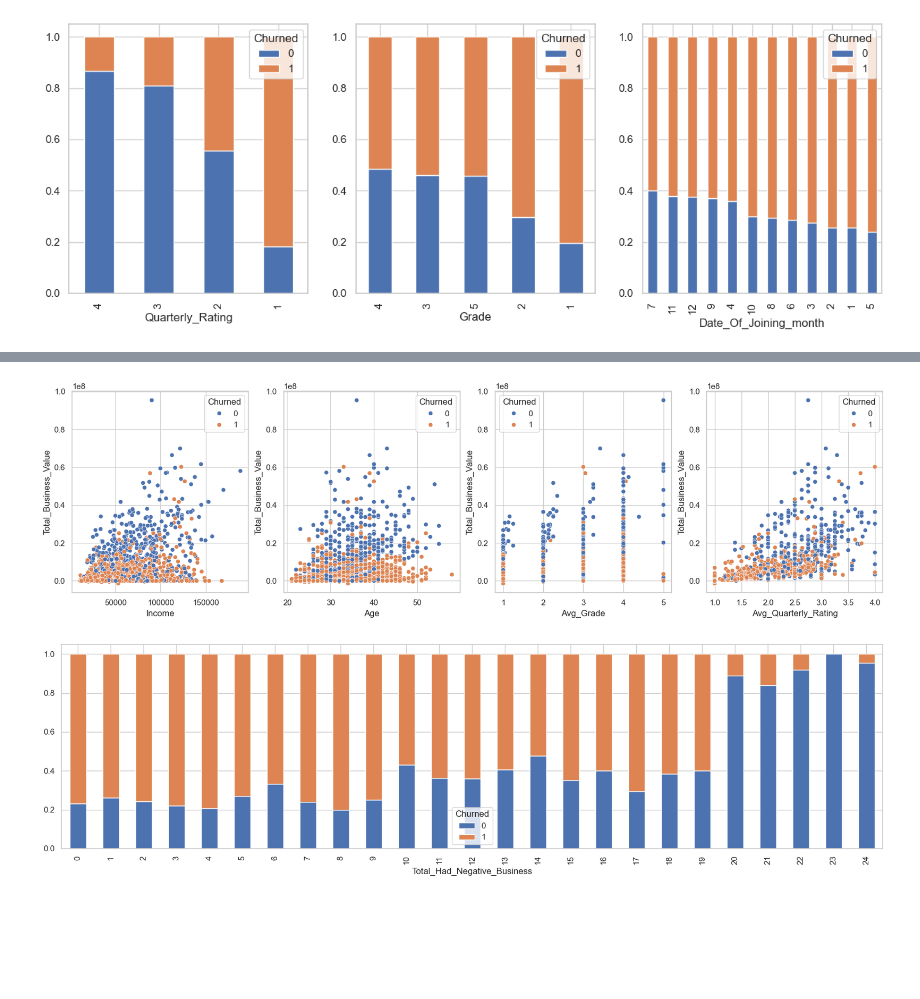
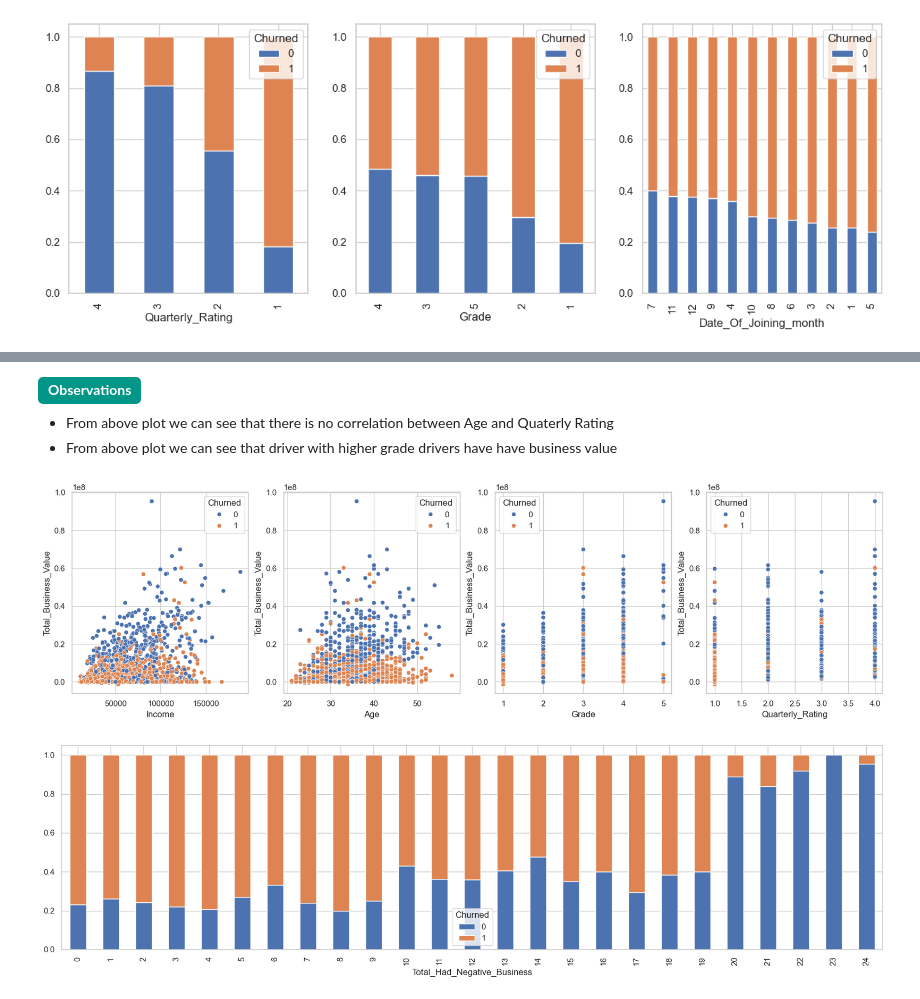
Before and after one commit to gautamnaik1994/OLA-Driver-Churn-ML-CaseStudy, a Jupyter notebook: CaseStudy.ipynb, the cells around one changed output, grey strips where cells are left out. Drawn from its saved outputs; the diff is of its cells as text; code cells hidden in the pictures; blank space fills up the shorter version.

```diff
--- a/CaseStudy.ipynb
+++ b/CaseStudy.ipynb
@@ -467,3 +513,0 @@ merged_df=merged_df.toPandas()
-# %%
-ola_df=pd.read_parquet("ola_driver_cleaned.parquet")
-merged_df=pd.read_parquet("ola_driver_merged.parquet")
@@ -760,13 +808,18 @@ pd.crosstab(merged_df["Date_Of_Joining_month"], merged_df["Churned"],  normalize
+# %% [markdown]
+<b style='padding: 4px 10px 6px 10px;border-radius: 5px;background: #009688;color: #fff;display: inline-block;'>Observations</b>
+
+- From above plot we can see that there is no correlation between Age and Quaterly Rating
+- From above plot we can see that driver with higher grade drivers have have business value
 # %%
 fig, ax = plt.subplots(1, 4, figsize=(20, 5))
 
 
 sns.scatterplot(data=merged_df, x="Income", y="Total_Business_Value", hue="Churned", ax=ax[0]);
 sns.scatterplot(data=merged_df, x="Age", y="Total_Business_Value", hue="Churned", ax=ax[1]);
-sns.scatterplot(data=merged_df, x="Avg_Grade", y="Total_Business_Value", hue="Churned", ax=ax[2]);
-sns.scatterplot(data=merged_df, x="Avg_Quarterly_Rating", y="Total_Business_Value", hue="Churned", ax=ax[3]);
+sns.scatterplot(data=merged_df, x="Grade", y="Total_Business_Value", hue="Churned", ax=ax[2]);
+sns.scatterplot(data=merged_df, x="Quarterly_Rating", y="Total_Business_Value", hue="Churned", ax=ax[3]);
 # %% [output]
-[figure, old version]
+[figure, new version]
 # %%
 # sns.histplot(data=merged_df, x="Total_Had_Negative_Business", hue="Churned", kde=True);
 pd.crosstab(merged_df["Total_Had_Negative_Business"], merged_df["Churned"],  normalize="index").plot(kind="bar", stacked=True, figsize=(20, 5));
```
Also changed, not shown: parts of 30 cells of this notebook.
